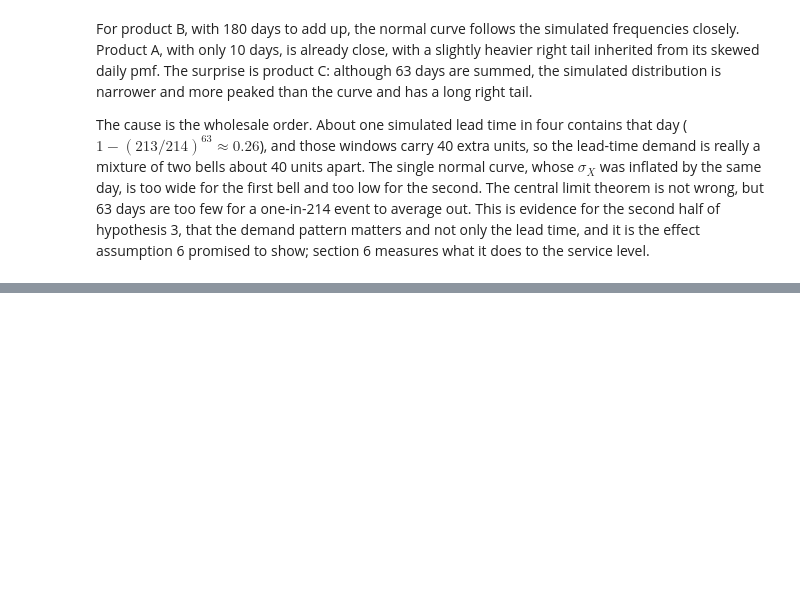
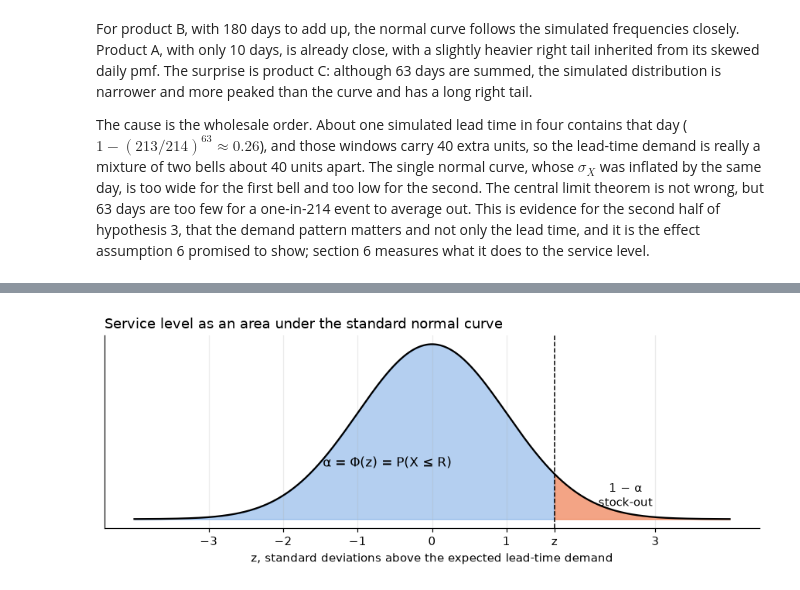
Before and after one commit to Marchinka90/safety-stock-reorder-point, a Jupyter notebook: safety_stock_reorder_point.ipynb, the cells around one changed output, grey strips where cells are left out. Drawn from its saved outputs; the diff is of its cells as text; code cells hidden in the pictures; blank space fills up the shorter version.

Commit message:
Add service level as an area under the normal curve and the reorder point formula

```diff
--- a/safety_stock_reorder_point.ipynb
+++ b/safety_stock_reorder_point.ipynb
@@ -418,0 +447,19 @@ The cause is the wholesale order. About one simulated lead time in four contains
+# %%
+z_example = 1.645   # any positive z serves for the picture; this one is computed in section 5
+t = np.linspace(-4, 4, 800)
+
+fig, ax = plt.subplots(figsize=(8, 3.2))
+ax.plot(t, normal_pdf(t, 0, 1), color="black", linewidth=1.5)
+ax.fill_between(t, normal_pdf(t, 0, 1), where=t <= z_example, color=PRODUCT_COLORS["A"], alpha=0.35)
+ax.fill_between(t, normal_pdf(t, 0, 1), where=t > z_example, color=PRODUCT_COLORS["B"], alpha=0.6)
+ax.axvline(z_example, color="black", linewidth=1, linestyle="--")
+ax.text(-0.6, 0.12, "α = Φ(z) = P(X ≤ R)", ha="center", fontsize=11)
+ax.text(2.6, 0.03, "1 − α\nstock-out", ha="center", fontsize=10)
+ax.set_xticks([-3, -2, -1, 0, 1, z_example, 3], ["−3", "−2", "−1", "0", "1", "z", "3"])
+ax.set_yticks([])
+ax.set_xlabel("z, standard deviations above the expected lead-time demand")
+ax.set_title("Service level as an area under the standard normal curve", loc="left", fontsize=12)
+fig.tight_layout()
+plt.show()
+# %% [output]
+[figure, added]
```
Also changed, not shown: parts of 2 cells of this notebook.
